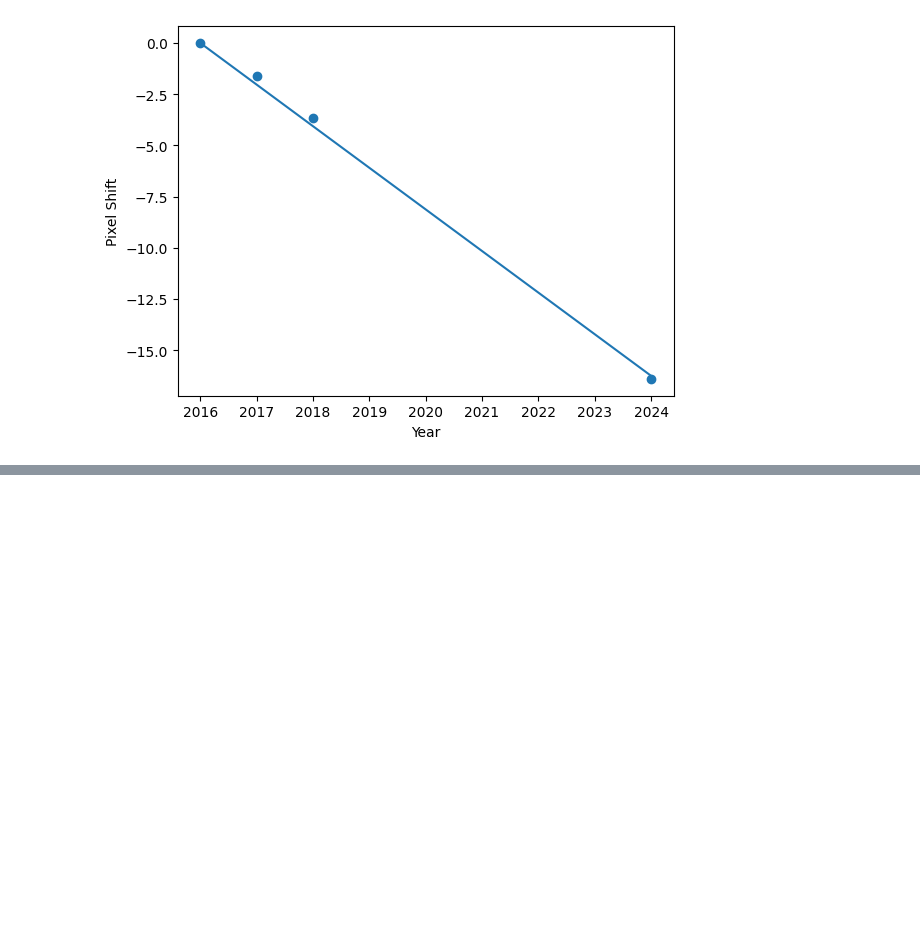
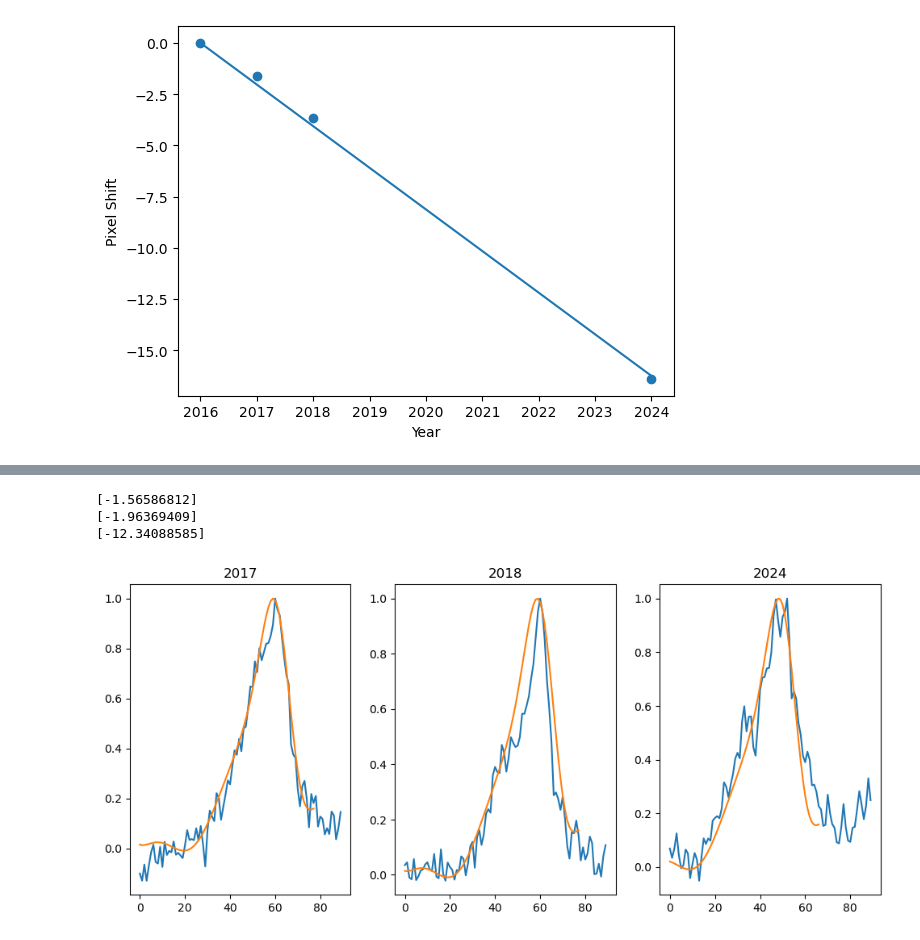
Before and after one commit to ryanwhite1/Wolf-Rayets, a Jupyter notebook: Expansion_Rate_and_Period.ipynb, the cells around one changed output, grey strips where cells are left out. Drawn from its saved outputs; the diff is of its cells as text; code cells hidden in the pictures; blank space fills up the shorter version.

```diff
--- a/Expansion_Rate_and_Period.ipynb
+++ b/Expansion_Rate_and_Period.ipynb
@@ -249,7 +254,7 @@ def shifted_spline(x, a):
 epochs = np.array(vlt_years)
 left_ridge_shifts = np.zeros(len(epochs))
 for i, year in enumerate(vlt_years[1:]):
-    result = minimize(chi_sq_err, -10, args=(left_ridges[year], left_ridges['x']), method='Powell')
+    result = minimize(least_sq_err, -10, args=(left_ridges[year], left_ridges['x']), method='Powell')
     left_ridge_shifts[i+1] = result.x[0]
 
 print(left_ridge_shifts)
@@ -287,0 +331,48 @@ Hence the windspeed from the left edge is 1051.5 km/s
+# %%
+from scipy.optimize import least_squares, curve_fit, minimize
+
+
+use_top_ridge_spline = top_ridge_splines[2016]
+min_x, max_x = min(top_ridges['x']), max(top_ridges['x'])
+
+def least_sq_err(shift, y, x):
+    shifted_x = x - shift
+#     use_args = np.argwhere((shifted_x >= min_x) & (x <= max_x - shift)).flatten()
+    use_args = np.argwhere((shifted_x >= min_x) & (shifted_x <= min(max_val, max_val + shift))).flatten()
+    use_x = x[use_args]
+    use_y = y[use_args]
+    spl_y = use_top_ridge_spline(shifted_x[use_args])
+    residuals = use_y / max(use_y) - spl_y / max(spl_y) # normalise the curves to a max of 1, then take residuals
+    return np.sum(residuals**2) / (len(use_x) - 1)
+
+fig, axes = plt.subplots(ncols=3, figsize=(12, 5))
+for i, year in enumerate(vlt_years[1:]):
+    test_data = top_ridges[year]
+
+    # # result = least_squares(residual_error_squared, [30], args=(left_ridges['x'], test_data))
+    # [test_shift], _ = curve_fit(shifted_spline, ydata=test_data, xdata=left_ridges['x'], p0=(-10))
+    # print(test_shift)
+    # fig, ax = plt.subplots()
+    # ax.plot(left_ridges['x'], test_data)
+    # ax.plot(left_ridges['x'], shifted_spline(left_ridges['x'], test_shift))
+    result = minimize(least_sq_err, -5, args=(test_data, top_ridges['x']), method='Powell')
+    test_shift = result.x
+    print(test_shift)
+    shifted_x = top_ridges['x'] - test_shift
+    use_args = np.argwhere((shifted_x >= min_x) & (top_ridges['x'] <= min(max_val, max_val+test_shift))).flatten()
+
+#     fig, ax = plt.subplots()
+    spl_y = use_top_ridge_spline(shifted_x[use_args])
+    axes[i].plot(top_ridges['x'], test_data / max(test_data))
+    axes[i].plot(top_ridges['x'][use_args], spl_y / max(spl_y))
+    axes[i].set_title(str(year))
+
+# fig, ax = plt.subplots()
+# shift_range = np.linspace(-20, 5, 500)
+# chisqs = np.array([least_sq_err(shift, test_data, top_ridges['x']) for shift in shift_range])
+# ax.plot(shift_range, chisqs)
+# %% [output]
+[-1.56586812]
+[-1.96369409]
+[-12.34088585]
+[figure, added]
```
Also changed, not shown: parts of 13 cells of this notebook.
